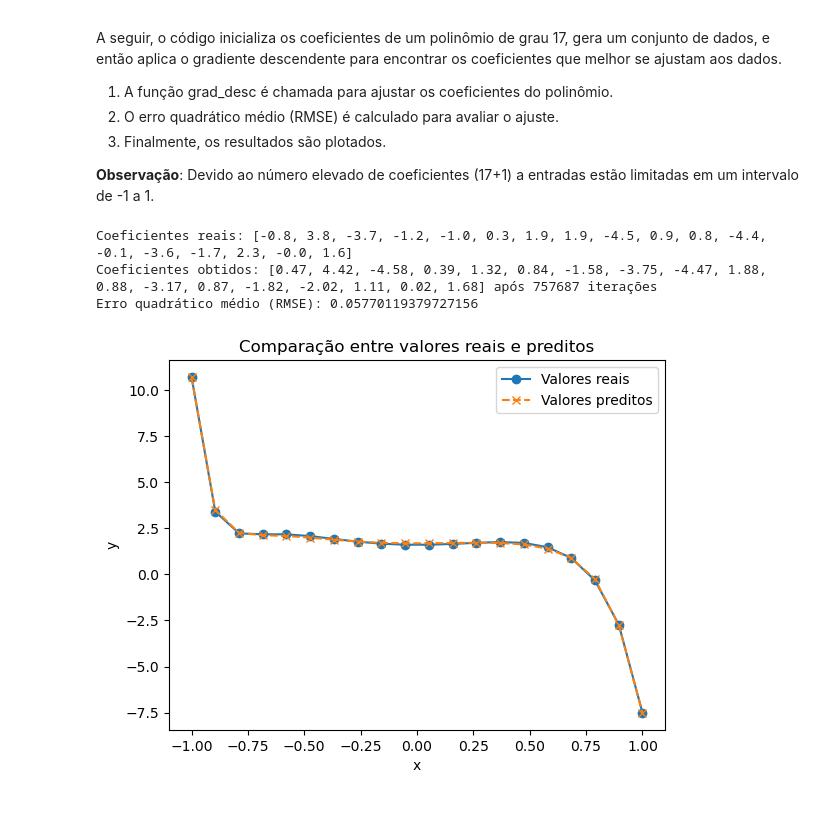
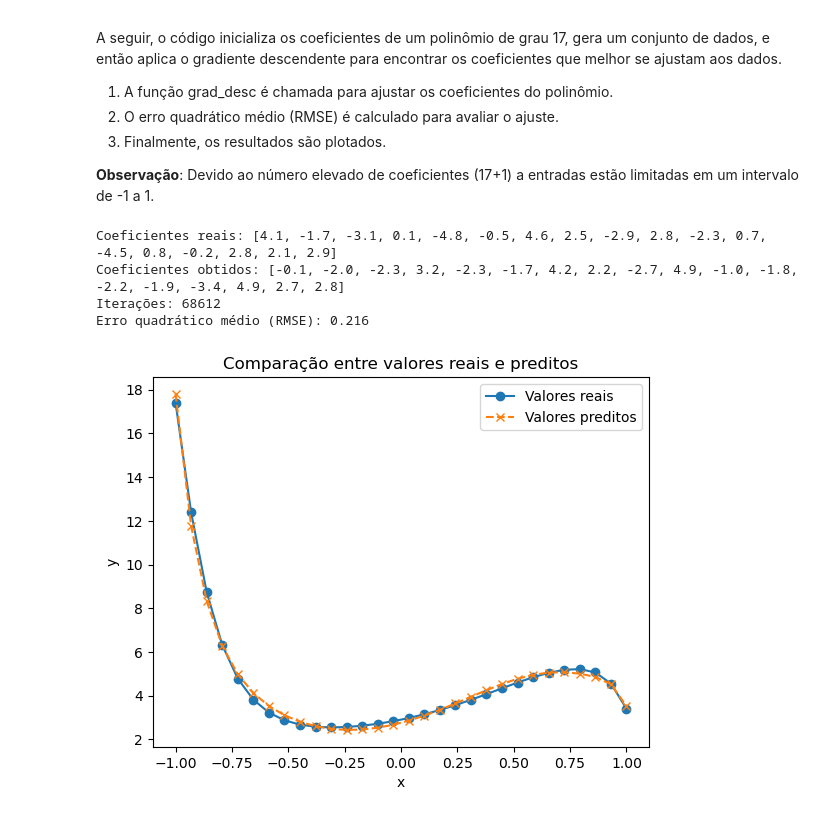
Before and after one commit to neocrz/grad_desc, a Jupyter notebook: polinomio.ipynb, the cells around one changed output. Drawn from its saved outputs; the diff is of its cells as text; code cells hidden in the pictures.

Commit message:
visualização

```diff
--- a/polinomio.ipynb
+++ b/polinomio.ipynb
@@ -190,30 +190,31 @@ A seguir, o código inicializa os coeficientes de um polinômio de grau 17, gera
 # %%
 # Parâmetros do problema
 GRAU = 17
 
 # Coeficientes reais
 a = [round(random.uniform(-5, 5), 1) for _ in range(GRAU + 1)]
 print(f"Coeficientes reais: {a}")
 
-# dataset
-dataset_x = gerar_sequencia(20, -1, 1)
+# dataset gerando 30 números entre -1 e 1
+dataset_x = gerar_sequencia(30, -1, 1)
 dataset_y = [f(a, i) for i in dataset_x]
 
-coefs, iteracoes = grad_desc(GRAU, dataset_x, dataset_y, 10 ** (-6), 0.00001)
-coefs = [round(i, 2) for i in coefs]
-print(f"Coeficientes obtidos: {coefs} após {iteracoes} iterações")
+coefs, iteracoes = grad_desc(GRAU, dataset_x, dataset_y, 10 ** (-5), 0.00001)
+print(f"Coeficientes obtidos: {[round(i,1) for i in coefs]}")
+print(f"Iterações: {iteracoes}")
 
 # obtido
 dataset_y_predito = [f(coefs, x) for x in dataset_x]
 
 # Calcular o erro quadrático médio (RMSE)
 rmse = calcular_rmse(dataset_y, dataset_y_predito)
-print(f"Erro quadrático médio (RMSE): {rmse}")
+print(f"Erro quadrático médio (RMSE): {rmse:.3f}")
 
 # Plotar os resultados
 plotar_resultados(dataset_x, dataset_y, dataset_y_predito)
 # %% [output]
-Coeficientes reais: [-0.8, 3.8, -3.7, -1.2, -1.0, 0.3, 1.9, 1.9, -4.5, 0.9, 0.8, -4.4, -0.1, -3.6, -1.7, 2.3, -0.0, 1.6]
-Coeficientes obtidos: [0.47, 4.42, -4.58, 0.39, 1.32, 0.84, -1.58, -3.75, -4.47, 1.88, 0.88, -3.17, 0.87, -1.82, -2.02, 1.11, 0.02, 1.68] após 757687 iterações
-Erro quadrático médio (RMSE): 0.05770119379727156
+Coeficientes reais: [4.1, -1.7, -3.1, 0.1, -4.8, -0.5, 4.6, 2.5, -2.9, 2.8, -2.3, 0.7, -4.5, 0.8, -0.2, 2.8, 2.1, 2.9]
+Coeficientes obtidos: [-0.1, -2.0, -2.3, 3.2, -2.3, -1.7, 4.2, 2.2, -2.7, 4.9, -1.0, -1.8, -2.2, -1.9, -3.4, 4.9, 2.7, 2.8]
+Iterações: 68612
+Erro quadrático médio (RMSE): 0.216
-[figure, old version]
+[figure, new version]
```
Also changed, not shown: parts of 1 cell of this notebook, 3 other files.
